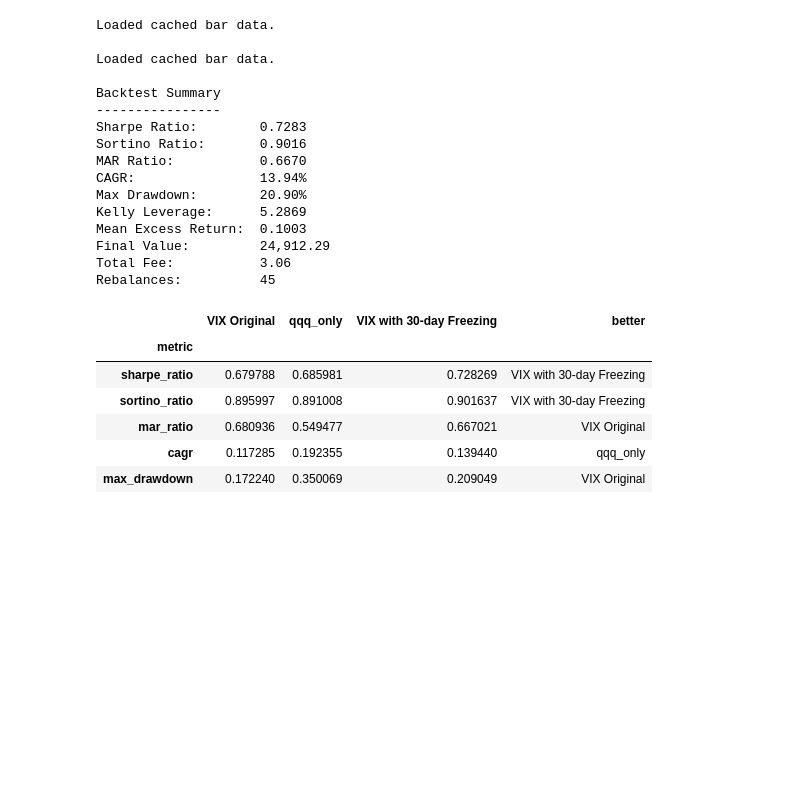
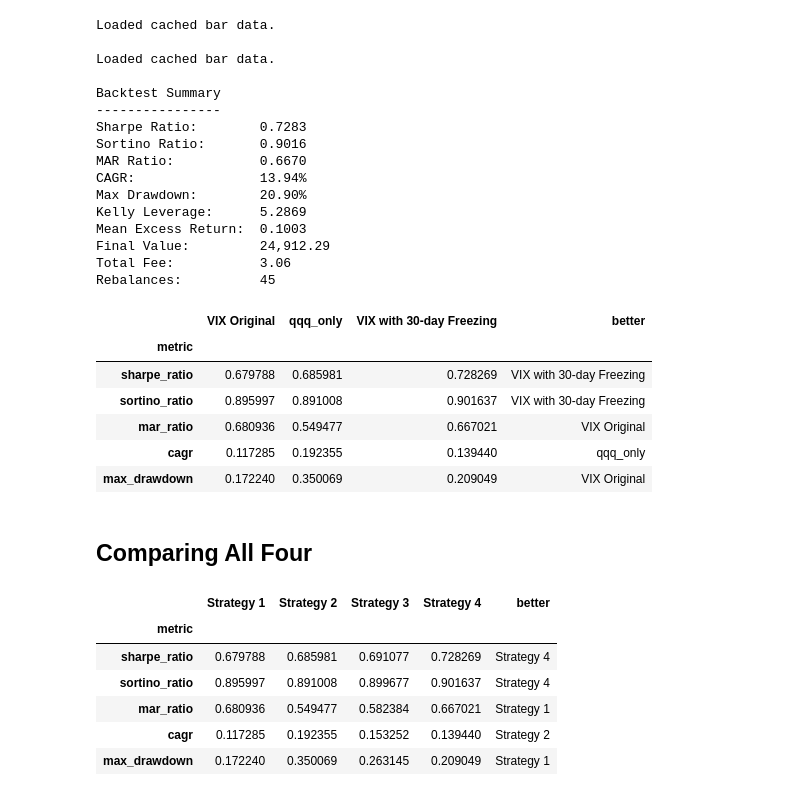
Before and after one commit to TradeInsight-Info/TiPortfolio, a Jupyter notebook: notebooks/vix_target_rebalance.ipynb, the cells around one changed output. Saved outputs shown, nothing was run; the diff lists cells and outputs as text; code cells hidden in the pictures; blank space fills up the shorter version.

```diff
--- a/notebooks/vix_target_rebalance.ipynb
+++ b/notebooks/vix_target_rebalance.ipynb
@@ -185,0 +188,9 @@ plot_strategy_comparison_interactive(
+# %%
+schedule_engine = ScheduleBasedEngine(
+    allocation=FixRatio(weights={"QQQ": 0.7, "BIL": 0.2, "GLD": 0.1}),
+    rebalance=Schedule("month_start"),
+    fee_per_share=0.0035,
+    initial_value=INITIAL_VALUE,
+)
+schedule_result = schedule_engine.run(symbols=SYMBOLS, start=START, end=END,)
+print(schedule_result.summary())
@@ -248,3 +276,20 @@ plot_strategy_comparison_interactive(
         "Result freezing",
     ]
 )
+# %% [markdown]
+## Comparing All Four
+# %%
+compare_strategies(
+    result_vix_regime,
+    result_qqq_only,
+    schedule_result,
+    result_vix_freezing
+)
+# %% [output]
+|  | Strategy 1 | Strategy 2 | Strategy 3 | Strategy 4 | better |
+| metric |  |  |  |  |  |
+| sharpe_ratio | 0.679788 | 0.685981 | 0.691077 | 0.728269 | Strategy 4 |
+| sortino_ratio | 0.895997 | 0.891008 | 0.899677 | 0.901637 | Strategy 4 |
+| mar_ratio | 0.680936 | 0.549477 | 0.582384 | 0.667021 | Strategy 1 |
+| cagr | 0.117285 | 0.192355 | 0.153252 | 0.139440 | Strategy 2 |
+| max_drawdown | 0.172240 | 0.350069 | 0.263145 | 0.209049 | Strategy 1 |
```
Also changed, not shown: parts of 7 cells of this notebook, 9 other files.
